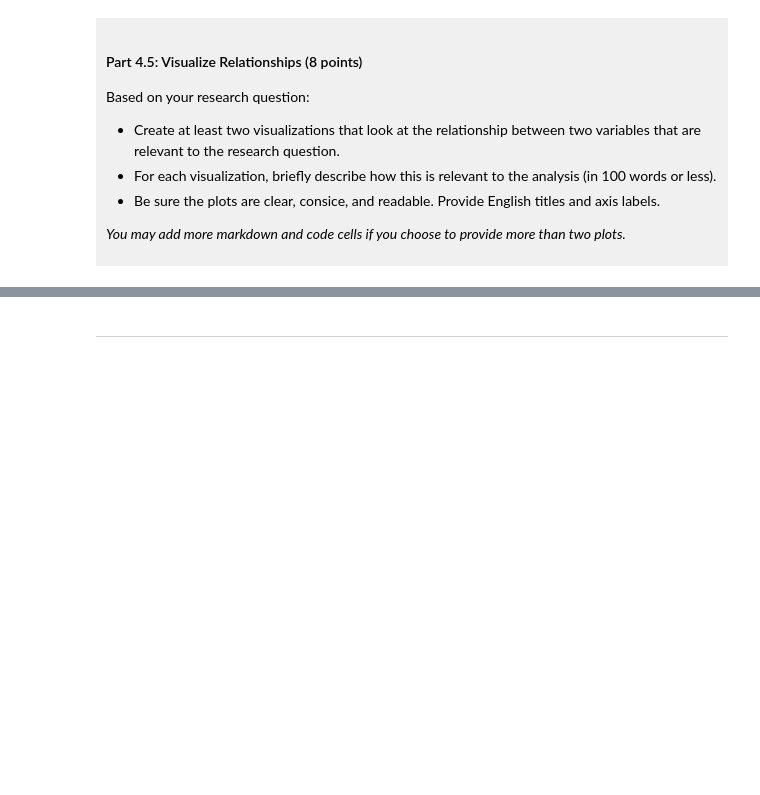
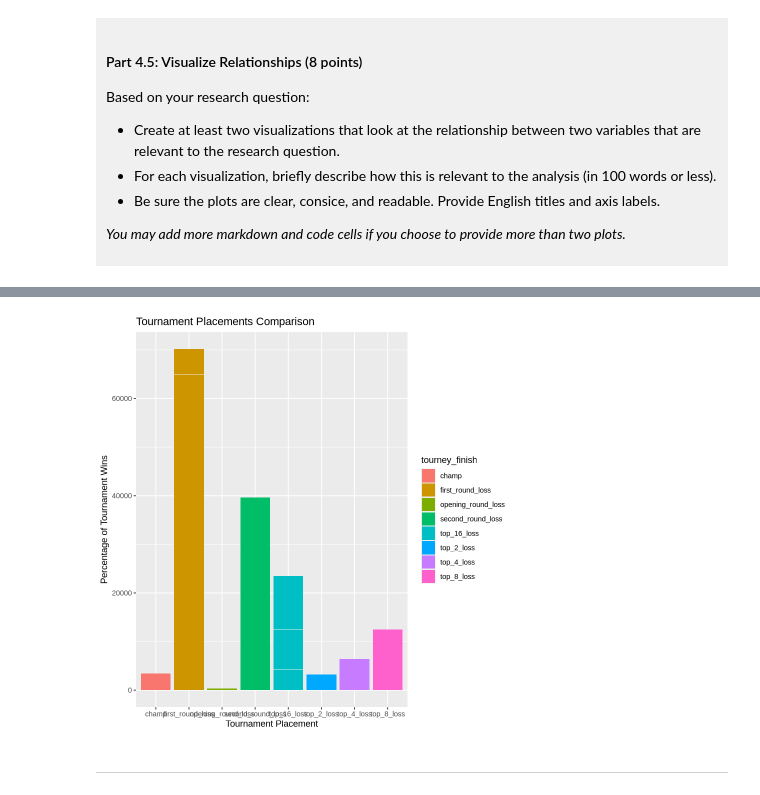
Before and after one commit to kflb-ubc/dsci-100-project-kirsten-bungubung, a Jupyter notebook: dsci-100-project-notebook.ipynb, the cells around one changed output, grey strips where cells are left out. Saved outputs shown, nothing was run; the diff lists cells and outputs as text; code cells hidden in the pictures; blank space fills up the shorter version.

```diff
--- a/dsci-100-project-notebook.ipynb
+++ b/dsci-100-project-notebook.ipynb
@@ -328,5 +411,13 @@ Visualization 2: %%% EDIT THIS MARKDOWN CELL%%%
 # %%
 ### EDIT THIS CODE CELL FOR VISUALIZATION 2###
+viz2 <- ggplot(my_data, aes(tourney_finish, reg_wins_pct, fill = tourney_finish)) +
+            geom_bar(stat = "identity") +
+            xlab("Tournament Placement") +
+            ylab("Percentage of Tournament Wins") +
+            labs(title = "Tournament Placements Comparison")
+viz2
+# %% [output]
+[figure, added]
 # %% [markdown]
 ------
 # %% [markdown]
```
Also changed, not shown: parts of 11 cells of this notebook.
